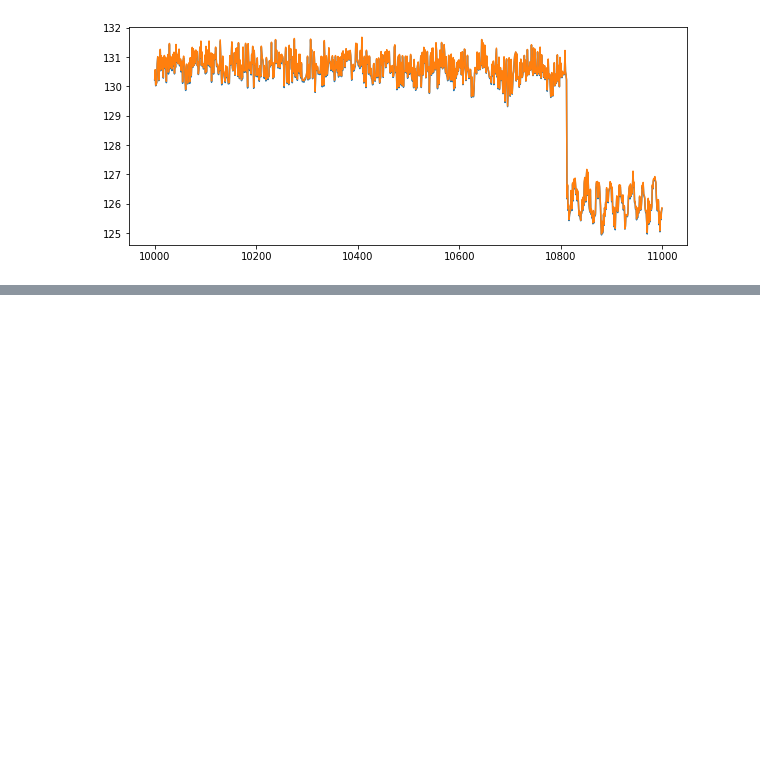
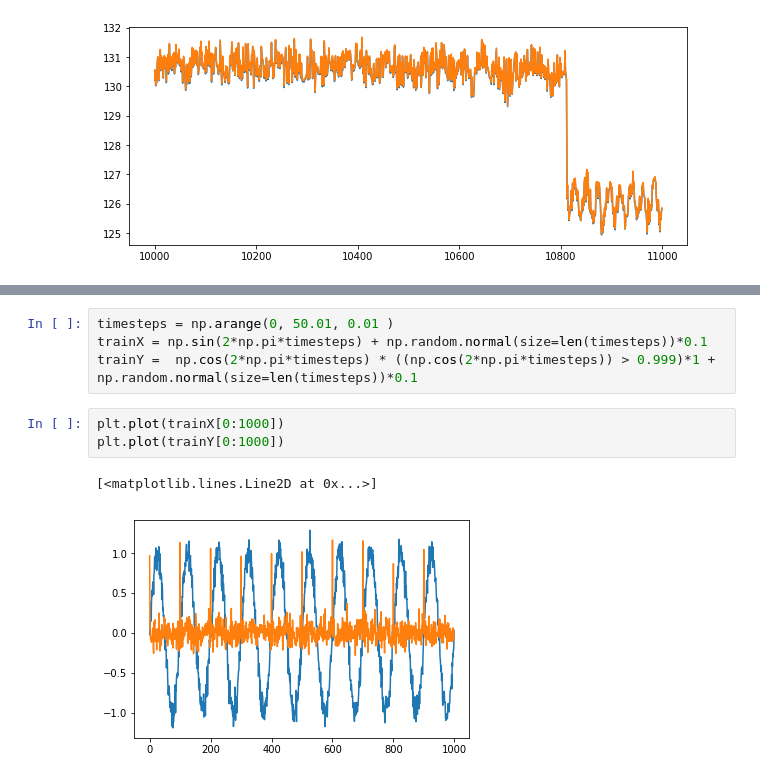
Before and after one commit to callinSwitzer/MuscleTimeseriesPrediction, a Jupyter notebook: PredictMuscleLength.ipynb, the cells around one changed output, grey strips where cells are left out. Drawn from its saved outputs; the diff is of its cells as text; blank space fills up the shorter version.

```diff
--- a/PredictMuscleLength.ipynb
+++ b/PredictMuscleLength.ipynb
@@ -264,0 +270,10 @@ plt.plot(testFR.DistBwPts)
+# %%
+timesteps = np.arange(0, 50.01, 0.01 )
+trainX = np.sin(2*np.pi*timesteps) + np.random.normal(size=len(timesteps))*0.1
+trainY =  np.cos(2*np.pi*timesteps) * ((np.cos(2*np.pi*timesteps)) > 0.999)*1 + np.random.normal(size=len(timesteps))*0.1
+# %%
+plt.plot(trainX[0:1000])
+plt.plot(trainY[0:1000])
+# %% [output]
+[<matplotlib.lines.Line2D at 0x...>]
+[figure, added]
```
Also changed, not shown: parts of 21 cells of this notebook.
